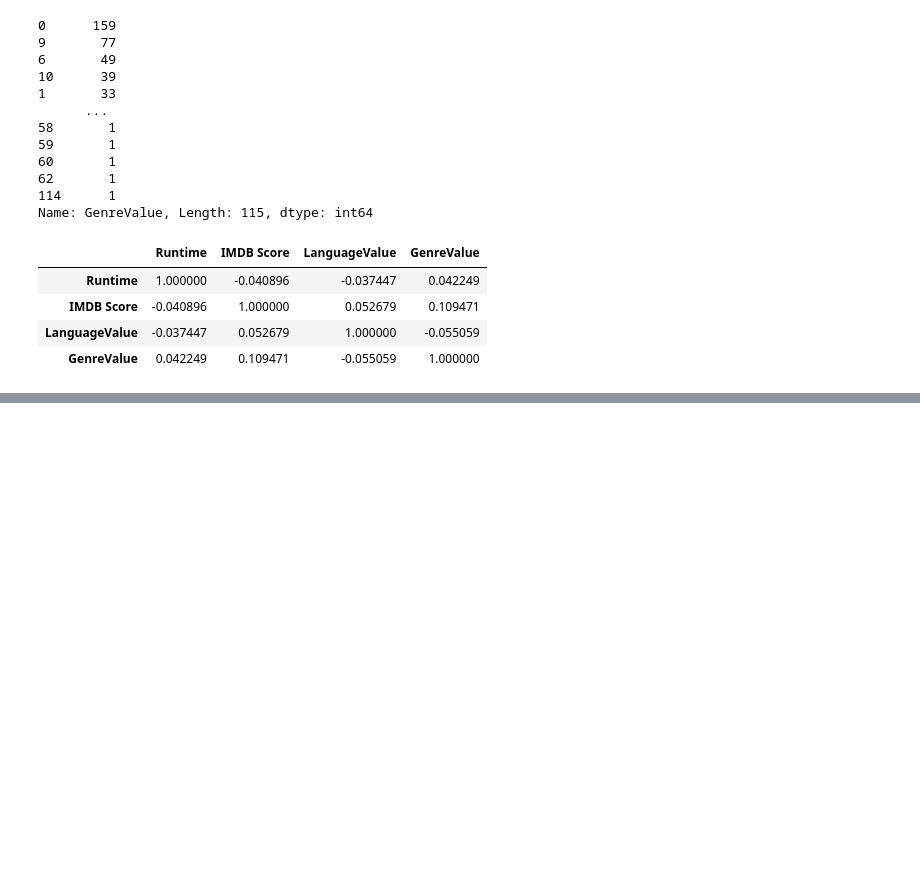
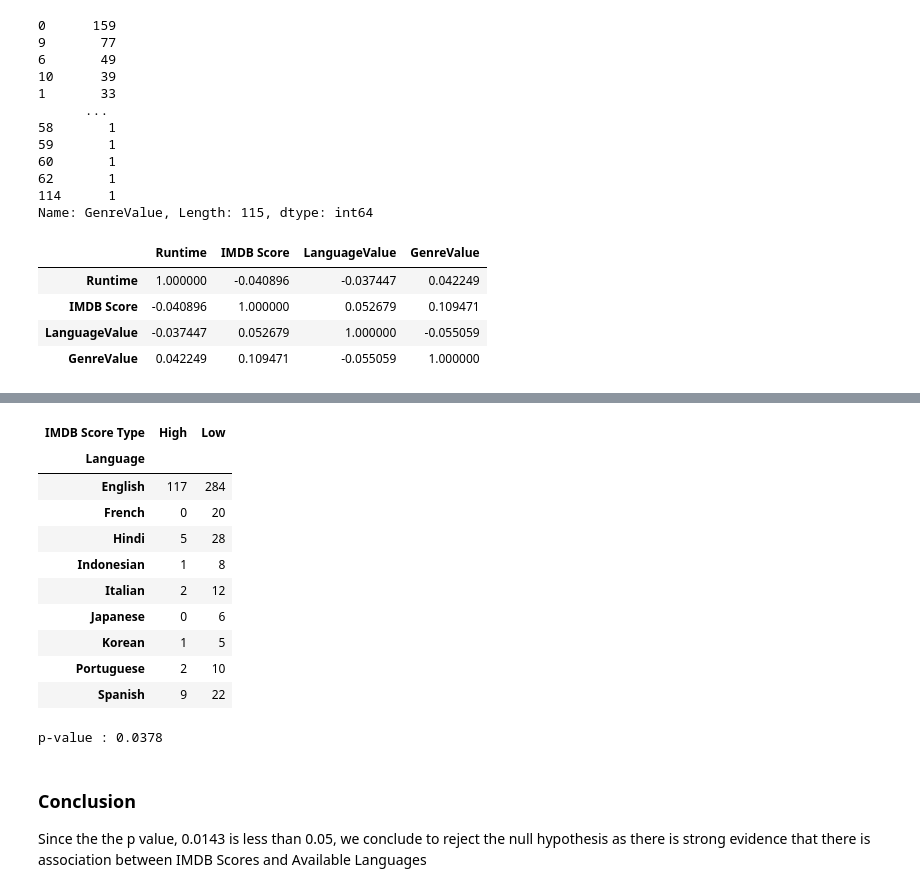
Before and after one commit to azrielortega/CSMODEL-Project-1, a Jupyter notebook: Group 23 - Project 1.ipynb, the cells around one changed output, grey strips where cells are left out. Drawn from its saved outputs; the diff is of its cells as text; code cells hidden in the pictures; blank space fills up the shorter version.

Commit message:
added research question (categorical)

```diff
--- a/Group 23 - Project 1.ipynb
+++ b/Group 23 - Project 1.ipynb
@@ -366,0 +477,23 @@ netflix_df.corr()
+# %%
+researchQ1_table = pd.crosstab(netflix_copy["Language"], netflix_copy["IMDB Score Type"])
+researchQ1_table
+# %% [output]
+| IMDB Score Type | High | Low |
+| Language |  |  |
+| English | 117 | 284 |
+| French | 0 | 20 |
+| Hindi | 5 | 28 |
+| Indonesian | 1 | 8 |
+| Italian | 2 | 12 |
+| Japanese | 0 | 6 |
+| Korean | 1 | 5 |
+| Portuguese | 2 | 10 |
+| Spanish | 9 | 22 |
+# %%
+researchQ1_chi = scipy.stats.chi2_contingency(researchQ1_table, correction = True)
+print('p-value : {:.4f}'.format(researchQ1_chi[1]))
+# %% [output]
+p-value : 0.0378
+# %% [markdown]
+<h3> Conclusion </h3>
+Since the the p value, 0.0143 is less than 0.05, we conclude to reject the null hypothesis as there is strong evidence that there is association between IMDB Scores and Available Languages
```
Also changed, not shown: parts of 15 cells of this notebook.
